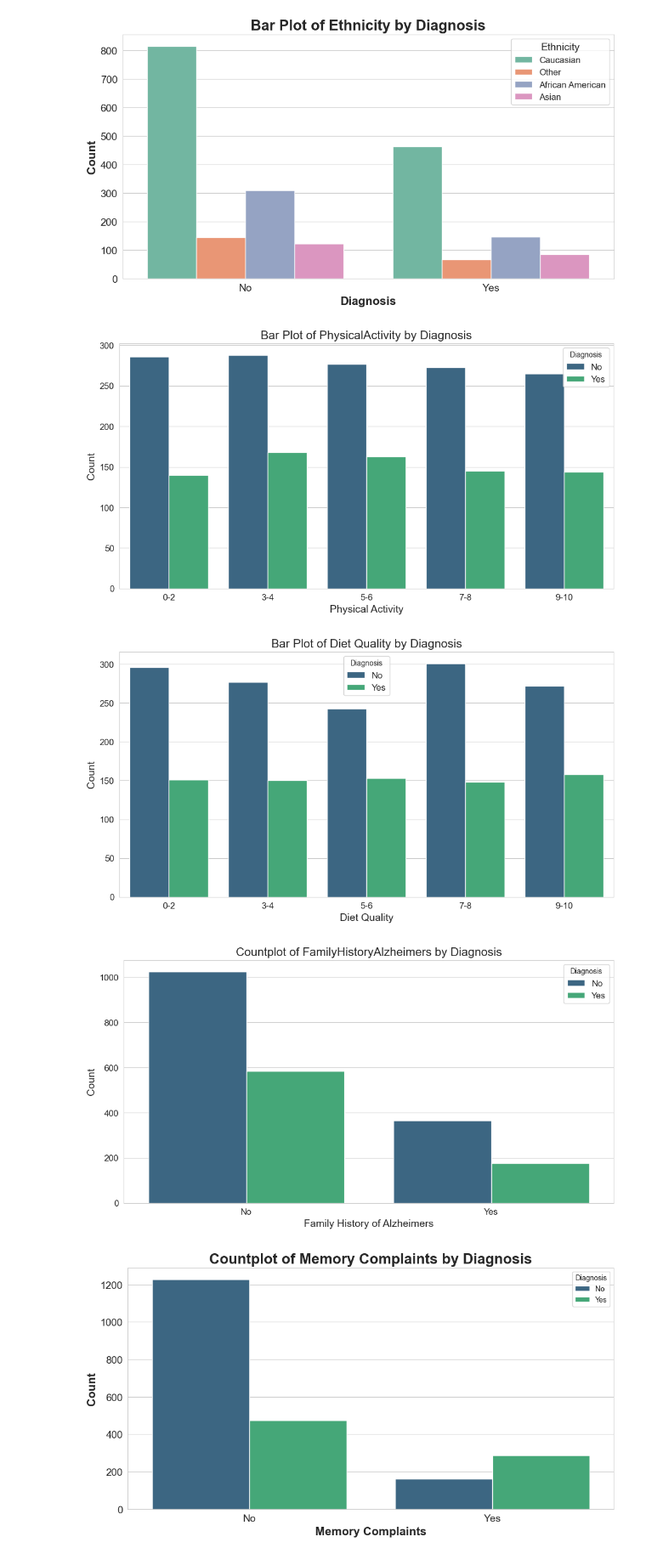
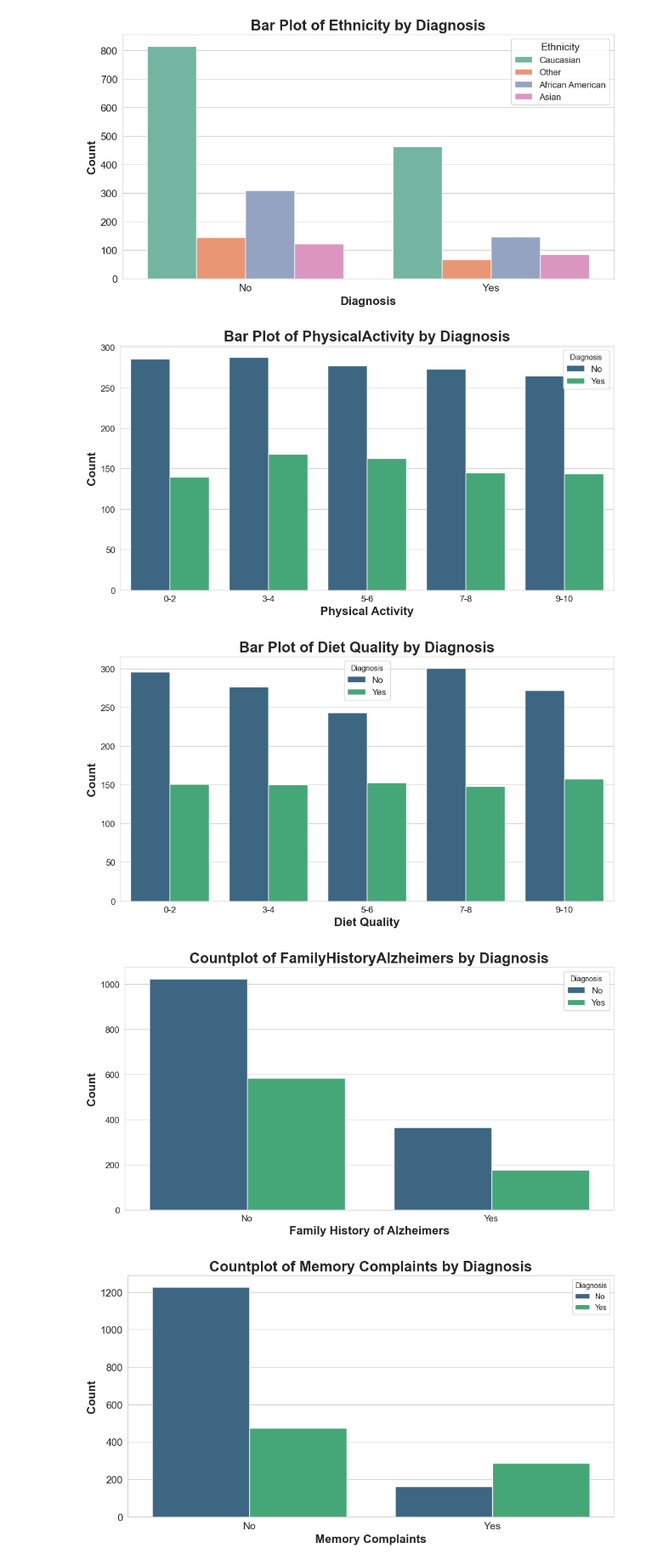
Before and after one commit to Jotis86/Alzheimer-Project, a Jupyter notebook: data_visualization.ipynb, the cells around one changed output. Shown at 85% size. Cells and saved outputs as stored; diff of their text form; code cells hidden in the pictures.

```diff
--- a/data_visualization.ipynb
+++ b/data_visualization.ipynb
@@ -169,7 +168,7 @@ plt.show()
 # %% [output]
 [figure]
 # %%
-# 6. Bar plot of PhysicalActivity by Diagnosis
+# 7. Bar plot of PhysicalActivity by Diagnosis
 
 # Definir el orden de los rangos de PhysicalActivity
 physical_activity_order = ['0-2', '3-4', '5-6', '7-8', '9-10']
@@ -180,15 +179,15 @@ df['PhysicalActivity'] = pd.Categorical(df['PhysicalActivity'], categories=physi
 plt.figure(figsize=(12, 6))
 sns.set_style('whitegrid')
 ax = sns.countplot(x='PhysicalActivity', hue='Diagnosis', data=df, palette='viridis')
-ax.set_title('Bar Plot of PhysicalActivity by Diagnosis', fontsize=16)
-ax.set_xlabel('Physical Activity', fontsize=14)
-ax.set_ylabel('Count', fontsize=14)
+ax.set_title('Bar Plot of PhysicalActivity by Diagnosis', fontsize=20,fontweight='bold')
+ax.set_xlabel('Physical Activity', fontsize=16,fontweight='bold')
+ax.set_ylabel('Count', fontsize=16,fontweight='bold')
 plt.xticks(fontsize=12)
 plt.yticks(fontsize=12)
 plt.legend(title='Diagnosis', fontsize=12)
 plt.show()
 # %% [output]
-[figure, old version]
+[figure, new version]
 # %%
 # 8. Bar plot of Diet Quality by Diagnosis
 
@@ -201,27 +200,27 @@ df['DietQuality'] = pd.Categorical(df['DietQuality'], categories=diet_quality_or
 plt.figure(figsize=(12, 6))
 sns.set_style('whitegrid')
 ax = sns.countplot(x='DietQuality', hue='Diagnosis', data=df, palette='viridis')
-ax.set_title('Bar Plot of Diet Quality by Diagnosis', fontsize=16)
-ax.set_xlabel('Diet Quality', fontsize=14)
-ax.set_ylabel('Count', fontsize=14)
+ax.set_title('Bar Plot of Diet Quality by Diagnosis', fontsize=20, fontweight='bold')
+ax.set_xlabel('Diet Quality', fontsize=16, fontweight='bold')
+ax.set_ylabel('Count', fontsize=16, fontweight='bold')
 plt.xticks(fontsize=12)
 plt.yticks(fontsize=12)
 plt.legend(title='Diagnosis', fontsize=12)
 plt.show()
 # %% [output]
-[figure, old version]
+[figure, new version]
 # %%
 # 9. Countplot of FamilyHistoryAlzheimers by Diagnosis
 plt.figure(figsize=(12, 6))
 sns.set_style('whitegrid')
 ax = sns.countplot(x='FamilyHistoryAlzheimers', hue='Diagnosis', data=df, palette='viridis')
-ax.set_title('Countplot of FamilyHistoryAlzheimers by Diagnosis', fontsize=16)
-ax.set_xlabel('Family History of Alzheimers', fontsize=14)
-ax.set_ylabel('Count', fontsize=14)
+ax.set_title('Countplot of FamilyHistoryAlzheimers by Diagnosis', fontsize=20, fontweight='bold')
+ax.set_xlabel('Family History of Alzheimers', fontsize=16, fontweight='bold')
+ax.set_ylabel('Count', fontsize=16, fontweight='bold')
 plt.xticks(fontsize=12)
 plt.yticks(fontsize=12)
 plt.legend(title='Diagnosis', fontsize=12)
 plt.show()
 # %% [output]
-[figure, old version]
+[figure, new version]
 # %%
```
Also changed, not shown: parts of 12 cells of this notebook.
